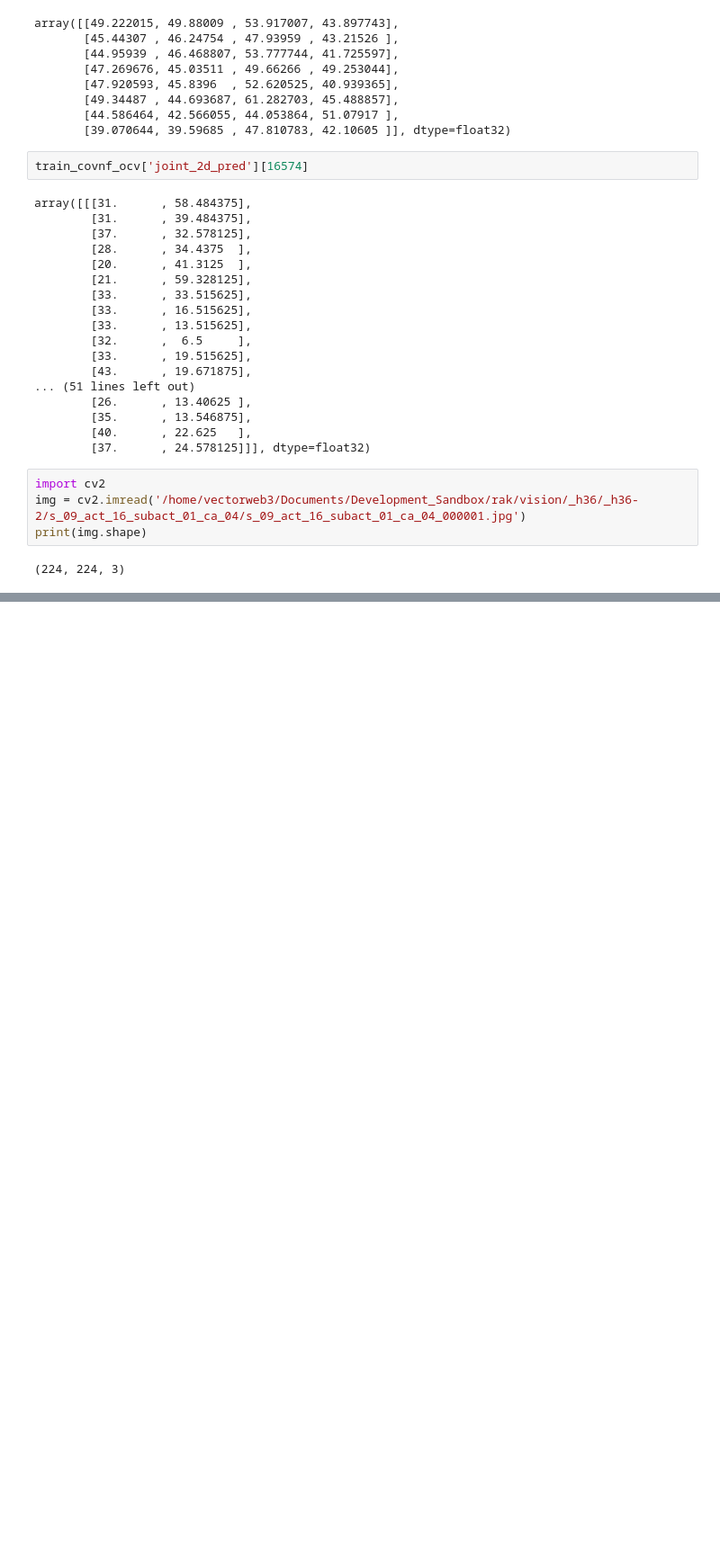
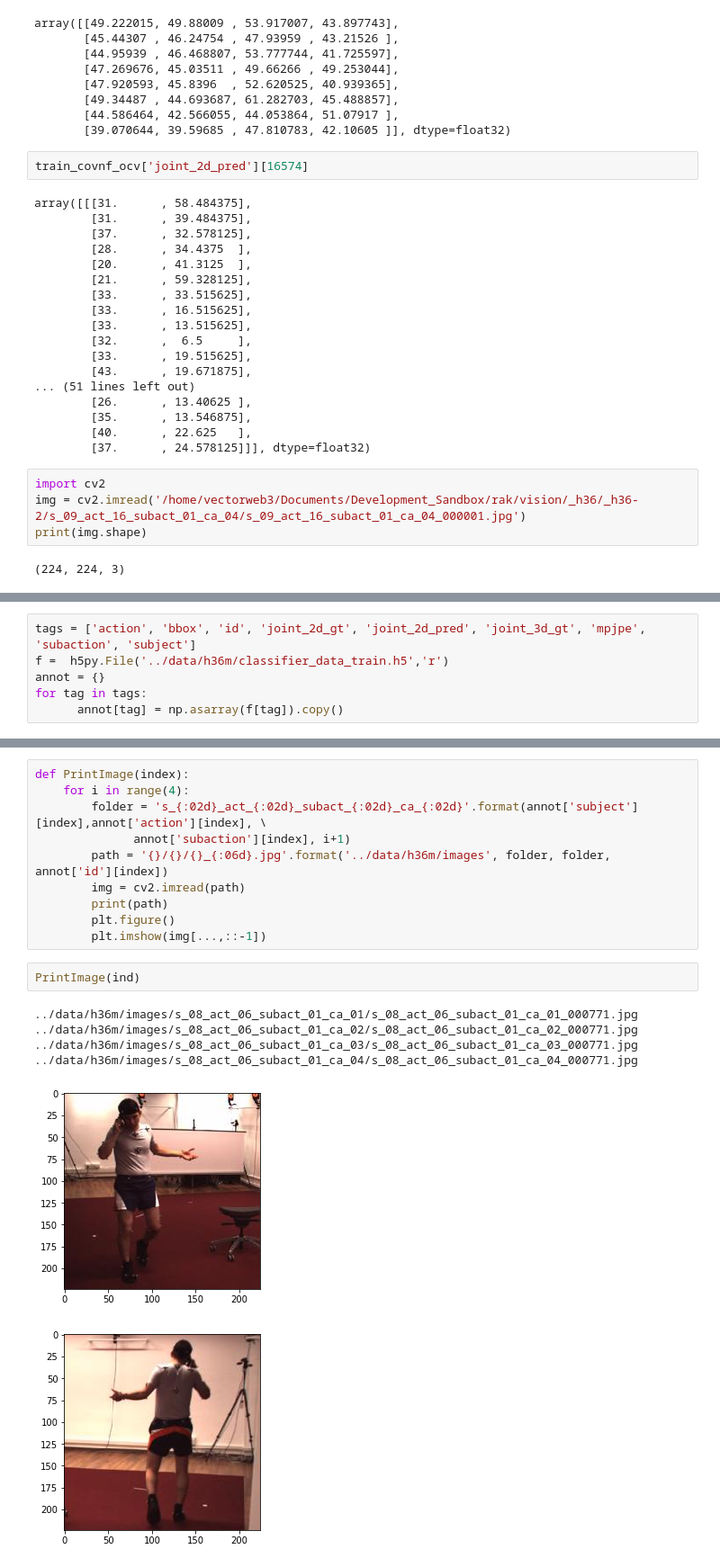
Before and after one commit to sam575/pytorch-pose-hg-3d, a Jupyter notebook: temp.ipynb, the cells around one changed output, grey strips where cells are left out. Shown: that part at 90% size. Drawn from its saved outputs; the diff is of its cells as text; blank space fills up the shorter version.

```diff
--- a/temp.ipynb
+++ b/temp.ipynb
@@ -131,0 +157,6 @@ print(img.shape)
+# %%
+tags = ['action', 'bbox', 'id', 'joint_2d_gt', 'joint_2d_pred', 'joint_3d_gt', 'mpjpe', 'subaction', 'subject']
+f =  h5py.File('../data/h36m/classifier_data_train.h5','r')
+annot = {}
+for tag in tags:
+      annot[tag] = np.asarray(f[tag]).copy()
@@ -131,0 +192,19 @@ print(img.shape)
+# %%
+def PrintImage(index):
+    for i in range(4):
+        folder = 's_{:02d}_act_{:02d}_subact_{:02d}_ca_{:02d}'.format(annot['subject'][index],annot['action'][index], \
+              annot['subaction'][index], i+1)
+        path = '{}/{}/{}_{:06d}.jpg'.format('../data/h36m/images', folder, folder, annot['id'][index])
+        img = cv2.imread(path)
+        print(path)
+        plt.figure()
+        plt.imshow(img[...,::-1])
+# %%
+PrintImage(ind)
+# %% [output]
+../data/h36m/images/s_08_act_06_subact_01_ca_01/s_08_act_06_subact_01_ca_01_000771.jpg
+../data/h36m/images/s_08_act_06_subact_01_ca_02/s_08_act_06_subact_01_ca_02_000771.jpg
+../data/h36m/images/s_08_act_06_subact_01_ca_03/s_08_act_06_subact_01_ca_03_000771.jpg
+../data/h36m/images/s_08_act_06_subact_01_ca_04/s_08_act_06_subact_01_ca_04_000771.jpg
+[figure, added]
+[figure, added]
```
Also changed, not shown: parts of 10 cells of this notebook, 7 other files.
